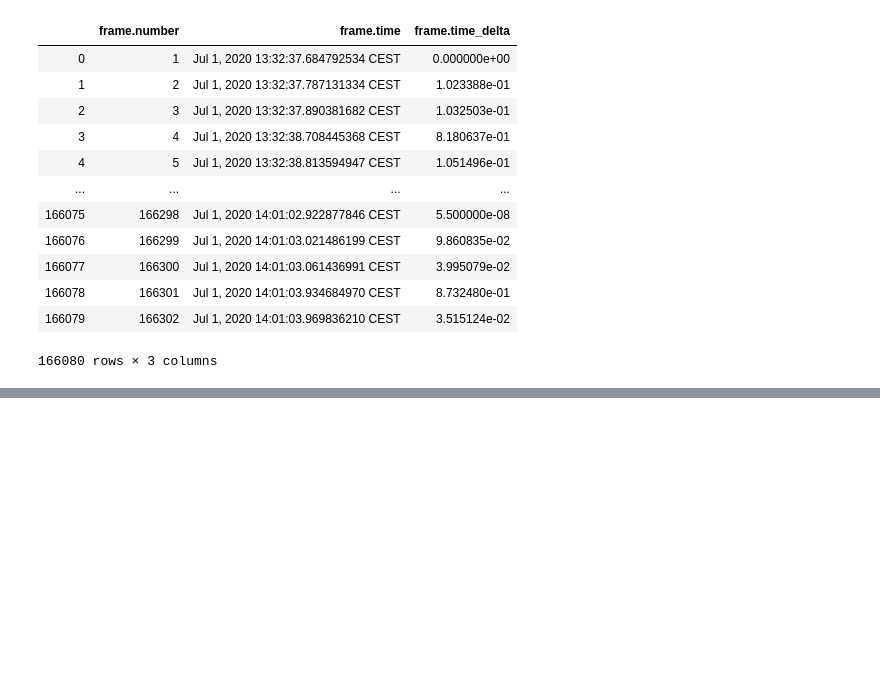
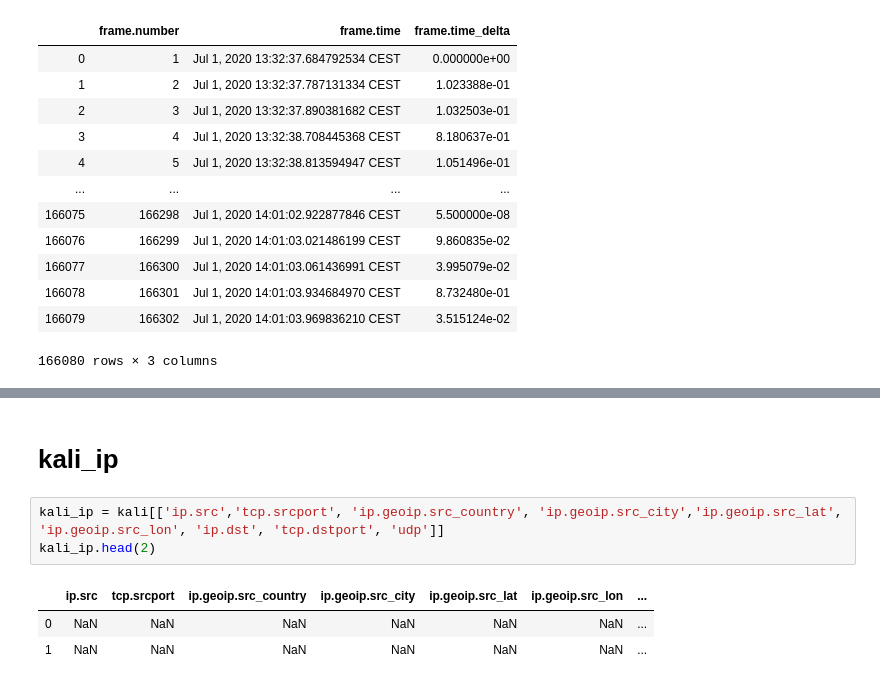
Before and after one commit to Dibmar/Oceans_7_Project, a Jupyter notebook: 01-07_Kali.ipynb, the cells around one changed output, grey strips where cells are left out. Drawn from its saved outputs; the diff is of its cells as text; blank space fills up the shorter version.

```diff
--- a/01-07_Kali.ipynb
+++ b/01-07_Kali.ipynb
@@ -60,0 +82,9 @@ kali_frame
+# %% [markdown]
+# kali_ip
+# %%
+kali_ip = kali[['ip.src','tcp.srcport', 'ip.geoip.src_country', 'ip.geoip.src_city','ip.geoip.src_lat', 'ip.geoip.src_lon', 'ip.dst', 'tcp.dstport', 'udp']]
+kali_ip.head(2)
+# %% [output]
+|  | ip.src | tcp.srcport | ip.geoip.src_country | ip.geoip.src_city | ip.geoip.src_lat | ip.geoip.src_lon | ... |
+| 0 | NaN | NaN | NaN | NaN | NaN | NaN | ... |
+| 1 | NaN | NaN | NaN | NaN | NaN | NaN | ... |
```
Also changed, not shown: parts of 16 cells of this notebook, 2 other files.
